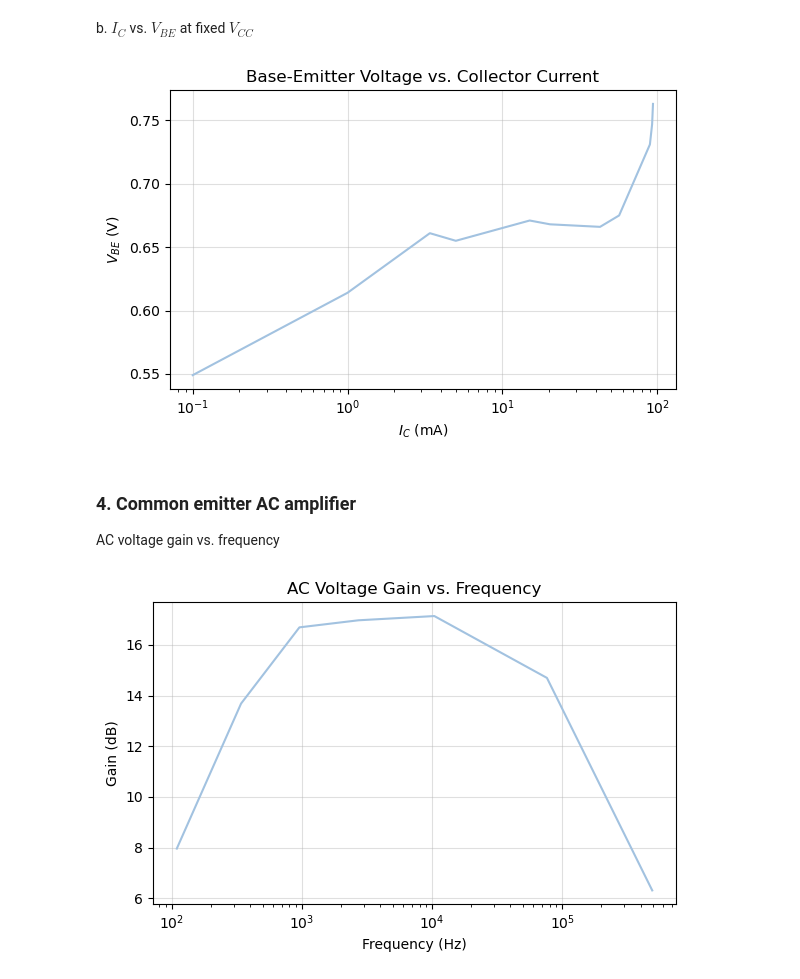
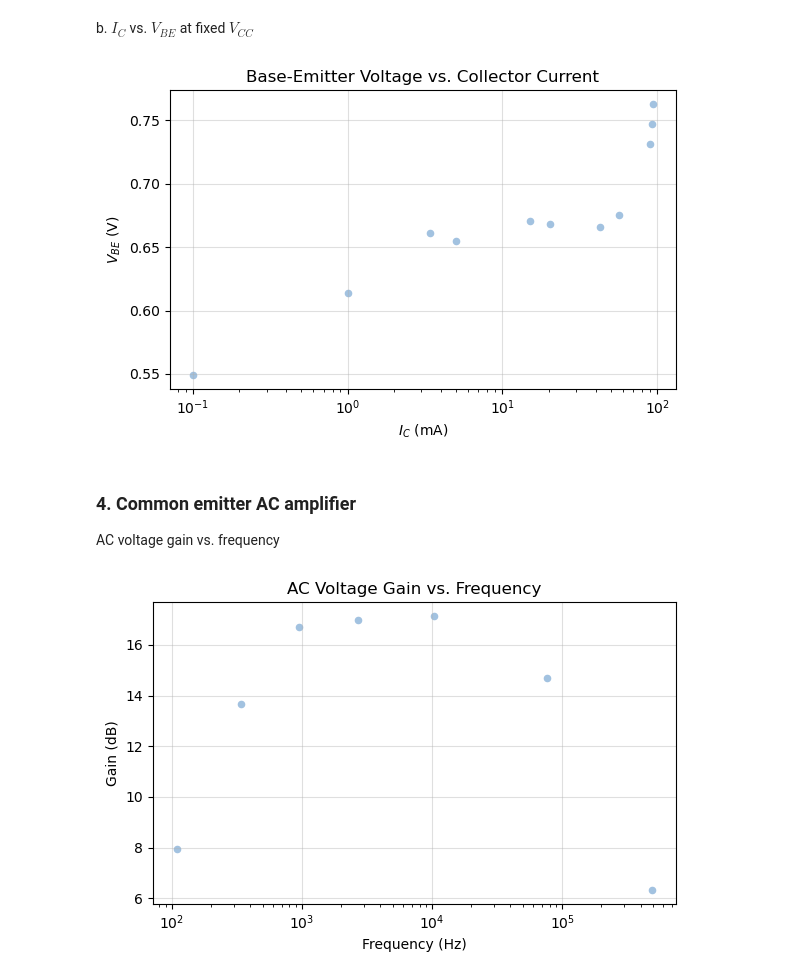
Before and after one commit to lilyminguyen/PHY-338k, a Jupyter notebook: Lab 5/Lab 5.ipynb, the cells around one changed output. Cells and saved outputs as stored; diff of their text form; code cells hidden in the pictures.

Commit message:
stuf n plots

```diff
--- a/Lab 5/Lab 5.ipynb
+++ b/Lab 5/Lab 5.ipynb
@@ -53,7 +55,9 @@ I_C = I_C[sorted_idx]
 V_BE = V_BE[sorted_idx]
 
 plt.figure(figsize=(6, 4))
-plt.semilogx(I_C, V_BE, linestyle='-', color='#A2C2E0')
+# plt.semilogx(I_C, V_BE, linestyle='-', color='#A2C2E0')
+plt.scatter(I_C, V_BE, color='#A2C2E0', s=20)
+plt.xscale('log')
 plt.xlabel(r'$I_C$ (mA)')
 plt.ylabel(r'$V_{BE}$ (V)')
 plt.title(r'Base-Emitter Voltage vs. Collector Current')
@@ -62,7 +66,7 @@ plt.tight_layout()
 plt.savefig('5.2c.png')
 plt.show()
 # %% [output]
-[figure, old version]
+[figure, new version]
 # %% [markdown]
 ### 4. Common emitter AC amplifier
 
@@ -77,34 +81,36 @@ AC voltage gain vs. frequency
 #vout = [0.600, 1.660, 1.720, 0.480]             # Vout p2p (V)
 
 #fake data
 #f =     [109, 340, 955, 2710, 10400, 76300, 492000]  # Hz (non-uniform spacing)
 #vin =   [0.240, 0.238, 0.243, 0.241, 0.235, 0.221, 0.208]  # V
 #vout =  [0.600, 1.15, 1.66, 1.72, 1.69, 1.20, 0.43]        # V
 
 # fake data
 f =     [109, 340, 955, 2710, 10400, 76300, 492000]  # Hz (non-uniform spacing)
 vin =   [0.240, 0.238, 0.243, 0.241, 0.235, 0.221, 0.208]  # V
 vout =  [0.600, 1.15, 1.66, 1.70, 1.69, 1.20, 0.43]        # V
 
 
 gain = np.array(vout) / np.array(vin)
 gain_db = 20 * np.log10(gain)
 
 # Manually smoothed midband section
 #f = [109, 505, 970, 2200, 9400, 103000, 489000]
 #gain_db = [8.1, 13.6, 16.8, 17.0, 16.9, 14.7, 6.2]  # smoother flat top
 
 
 plt.figure(figsize=(6, 4))
-plt.semilogx(f, gain_db, color='#A2C2E0')
+# plt.semilogx(f, gain_db, color='#A2C2E0')
+plt.scatter(f, gain_db, color='#A2C2E0', s=20)
 plt.title("AC Voltage Gain vs. Frequency")
+plt.xscale('log')
 plt.xlabel("Frequency (Hz)")
 plt.ylabel("Gain (dB)")
 plt.grid(alpha=0.4)
 plt.tight_layout()
 plt.savefig('5.4a.png')
 plt.show()
 # %% [output]
-[figure, old version]
+[figure, new version]
 # %%
 #
```
Also changed, not shown: parts of 2 cells of this notebook, 26 other files.
